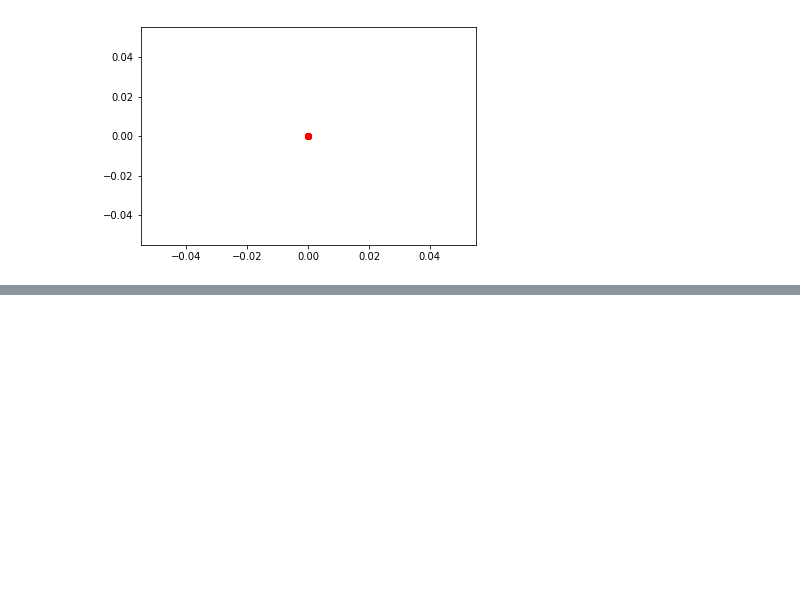
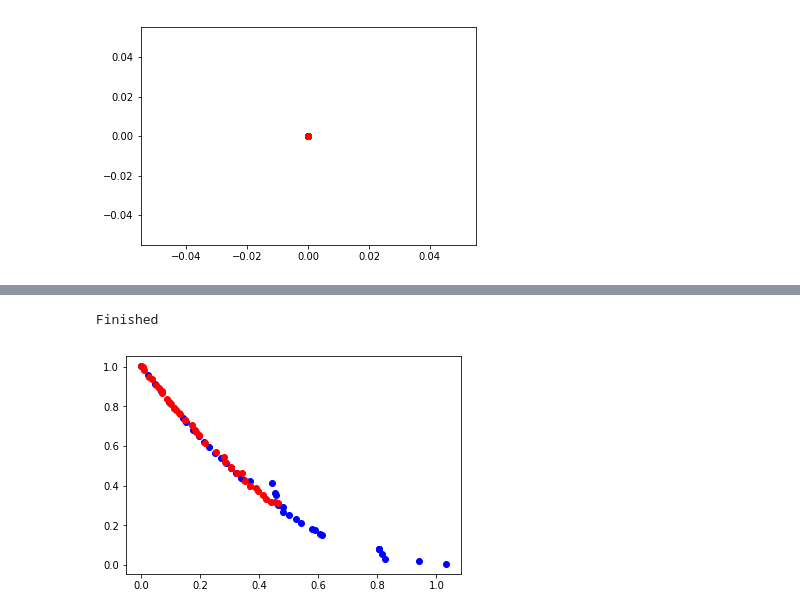
Before and after one commit to STarrio/MOEC-ASC, a Jupyter notebook: Tests.ipynb, the cells around one changed output, grey strips where cells are left out. Cells and saved outputs as stored; diff of their text form; code cells hidden in the pictures; blank space fills up the shorter version.

```diff
--- a/Tests.ipynb
+++ b/Tests.ipynb
@@ -179,0 +215,17 @@ plt.show()
+# %%
+m_cf6_ahx = a1.MOEC(40,100,40,0.6,0.9,20,"cf6_p40_g100.out","AHX",const_mode="penalty",problem=cf6_4d.CF6(),weights=[500,500])
+# %%
+cf6_aux = m_cf6_ahx.run()
+# %% [output]
+Finished
+# %%
+res_ahx_3 = np.array([cf6.func(c)[0] for c in cf6_aux])
+res_ahx_4 = np.array([cf6.func(c)[1] for c in cf6_aux])
+# %%
+cf6_x,cf6_y = p.read_plotout("NSGAII_outs/CF6/plot_cf6_p40_g100.out")
+# %%
+plt.plot(res_ahx_3,res_ahx_4,'bo')
+plt.plot(cf6_x,cf6_y,'ro')
+plt.show()
+# %% [output]
+[figure, added]
```
Also changed, not shown: parts of 9 cells of this notebook, 44 other files.
